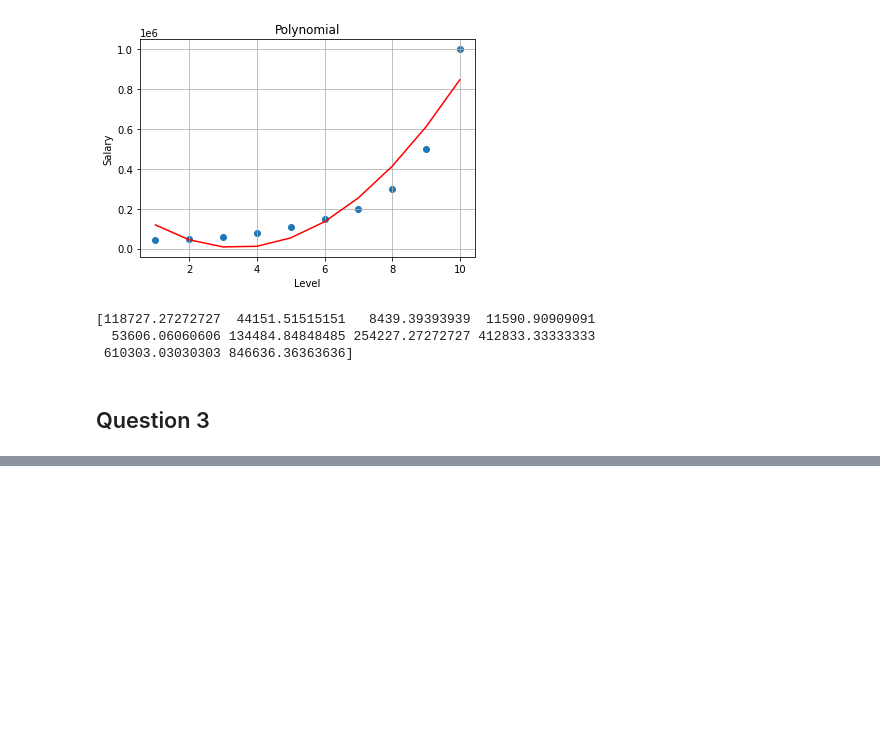
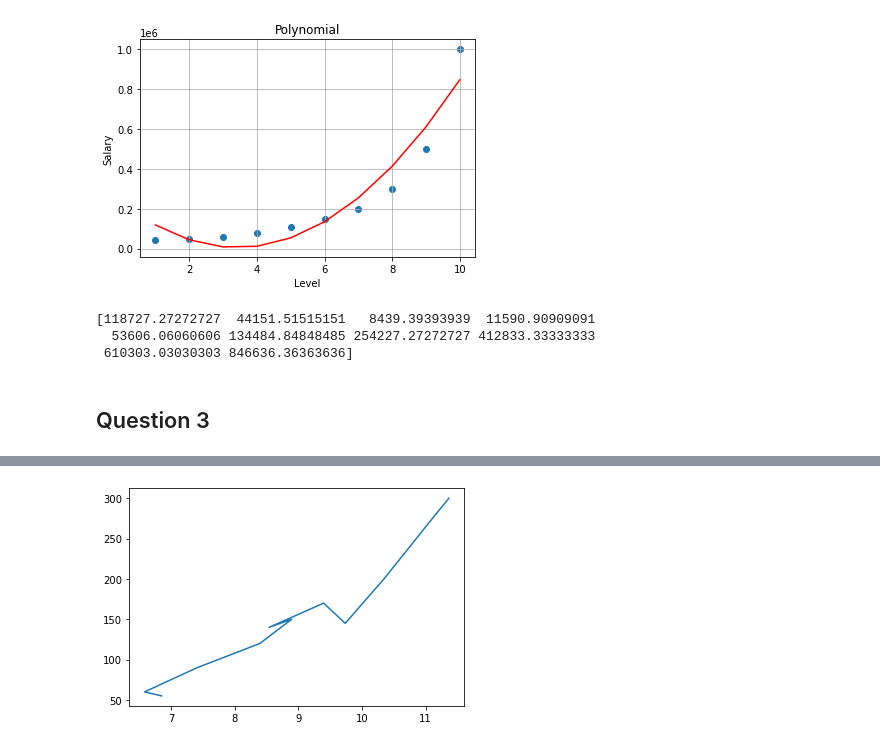
Before and after one commit to anirudhprabhakaran3/iste-ml-sgp, a Jupyter notebook: Week 2/Week 2.ipynb, the cells around one changed output, grey strips where cells are left out. Cells and saved outputs as stored; diff of their text form; code cells hidden in the pictures; blank space fills up the shorter version.

```diff
--- a/Week 2/Week 2.ipynb
+++ b/Week 2/Week 2.ipynb
@@ -81,0 +126,5 @@ ValueError: Wrong number of columns at line 161
+# %%
+plt.plot(df_parkki['Height'], df_parkki['Weight'])
+plt.show()
+# %% [output]
+[figure, added]
```
Also changed, not shown: parts of 13 cells of this notebook.
